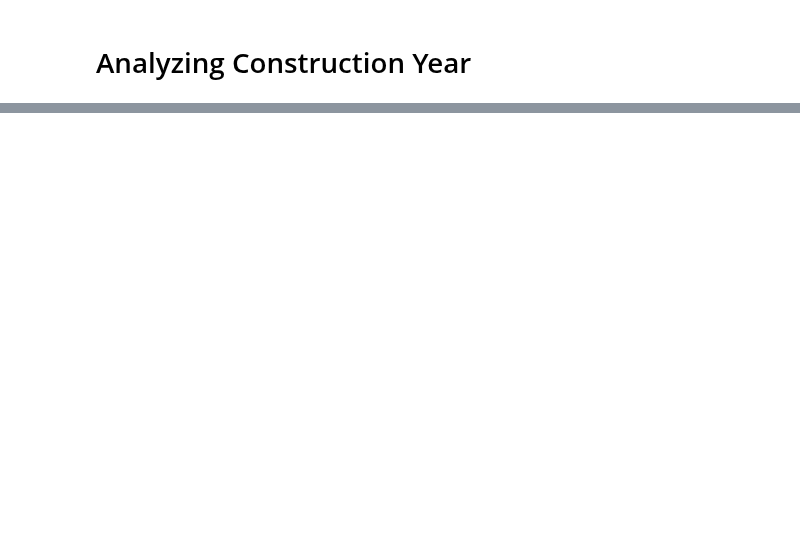
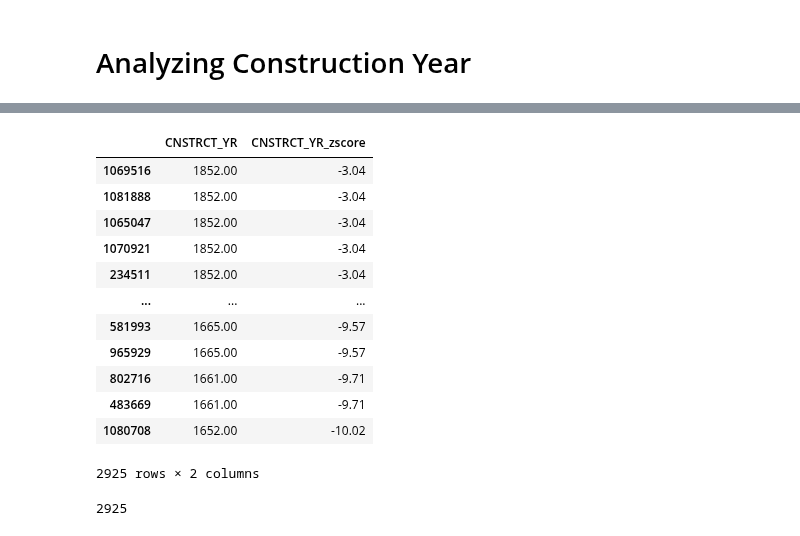
Before and after one commit to mebauer/data-analysis-using-python, a Jupyter notebook: 2-data-cleaning-wrangling/2-data-cleaning-wrangling.ipynb, the cells around one changed output, grey strips where cells are left out. Cells and saved outputs as stored; diff of their text form; code cells hidden in the pictures; blank space fills up the shorter version.

```diff
--- a/2-data-cleaning-wrangling/2-data-cleaning-wrangling.ipynb
+++ b/2-data-cleaning-wrangling/2-data-cleaning-wrangling.ipynb
@@ -693,0 +773,22 @@ building_footprints.shape
+# %%
+# sorting values in 'CNSTRCT_YR_zscore' in descending order
+outside_zscore.sort_values(by='CNSTRCT_YR_zscore', ascending=False)
+# %% [output]
+|  | CNSTRCT_YR | CNSTRCT_YR_zscore |
+| 1069516 | 1852.00 | -3.04 |
+| 1081888 | 1852.00 | -3.04 |
+| 1065047 | 1852.00 | -3.04 |
+| 1070921 | 1852.00 | -3.04 |
+| 234511 | 1852.00 | -3.04 |
+| ... | ... | ... |
+| 581993 | 1665.00 | -9.57 |
+| 965929 | 1665.00 | -9.57 |
+| 802716 | 1661.00 | -9.71 |
+| 483669 | 1661.00 | -9.71 |
+| 1080708 | 1652.00 | -10.02 |
+2925 rows × 2 columns
+# %%
+# printing number of rows
+len(outside_zscore)
+# %% [output]
+2925
```
Also changed, not shown: parts of 147 cells of this notebook.
